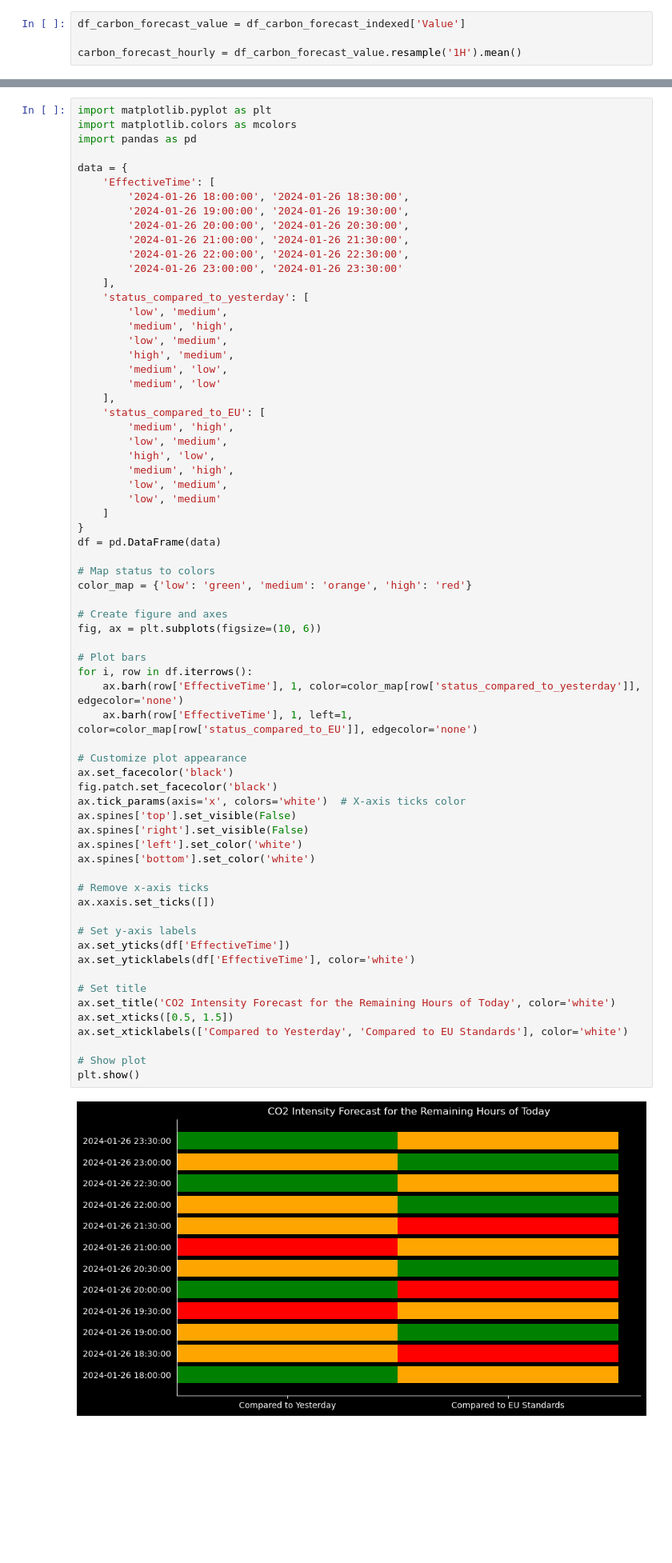
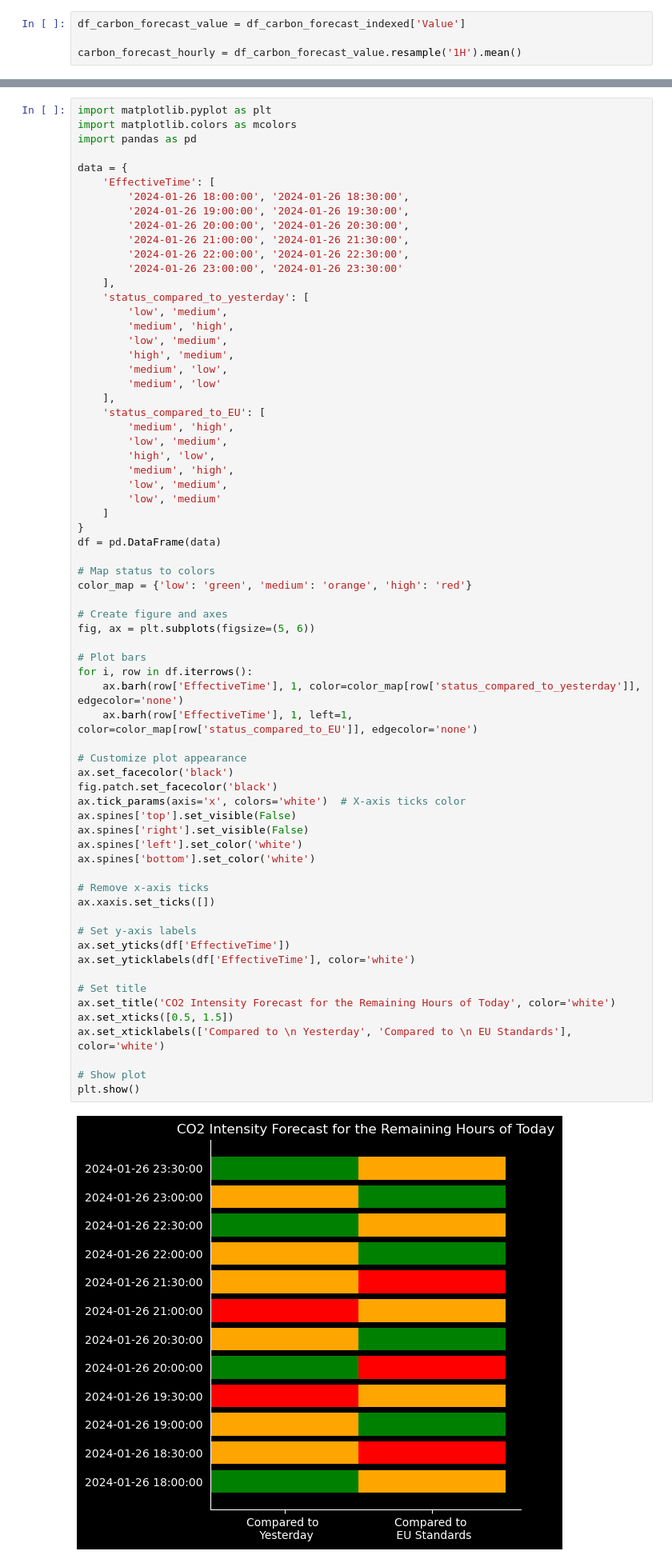
Before and after one commit to SaM-92/telegram-energy-api, a Jupyter notebook: eirgrid-api.ipynb, the cells around one changed output, grey strips where cells are left out. Shown at 80% size. Saved outputs shown, nothing was run; the diff lists cells and outputs as text; blank space fills up the shorter version.

Commit message:
refactor images

```diff
--- a/eirgrid-api.ipynb
+++ b/eirgrid-api.ipynb
@@ -265,35 +265,35 @@ df = pd.DataFrame(data)
 color_map = {'low': 'green', 'medium': 'orange', 'high': 'red'}
 
 # Create figure and axes
-fig, ax = plt.subplots(figsize=(10, 6))
+fig, ax = plt.subplots(figsize=(5, 6))
 
 # Plot bars
 for i, row in df.iterrows():
     ax.barh(row['EffectiveTime'], 1, color=color_map[row['status_compared_to_yesterday']], edgecolor='none')
     ax.barh(row['EffectiveTime'], 1, left=1, color=color_map[row['status_compared_to_EU']], edgecolor='none')
 
 # Customize plot appearance
 ax.set_facecolor('black')
 fig.patch.set_facecolor('black')
 ax.tick_params(axis='x', colors='white')  # X-axis ticks color
 ax.spines['top'].set_visible(False)
 ax.spines['right'].set_visible(False)
 ax.spines['left'].set_color('white')
 ax.spines['bottom'].set_color('white')
 
 # Remove x-axis ticks
 ax.xaxis.set_ticks([])
 
 # Set y-axis labels
 ax.set_yticks(df['EffectiveTime'])
 ax.set_yticklabels(df['EffectiveTime'], color='white')
 
 # Set title
 ax.set_title('CO2 Intensity Forecast for the Remaining Hours of Today', color='white')
 ax.set_xticks([0.5, 1.5])
-ax.set_xticklabels(['Compared to Yesterday', 'Compared to EU Standards'], color='white')
+ax.set_xticklabels(['Compared to \n Yesterday', 'Compared to \n EU Standards'], color='white')
 
 # Show plot
 plt.show()
 # %% [output]
-[figure, old version]
+[figure, new version]
```
